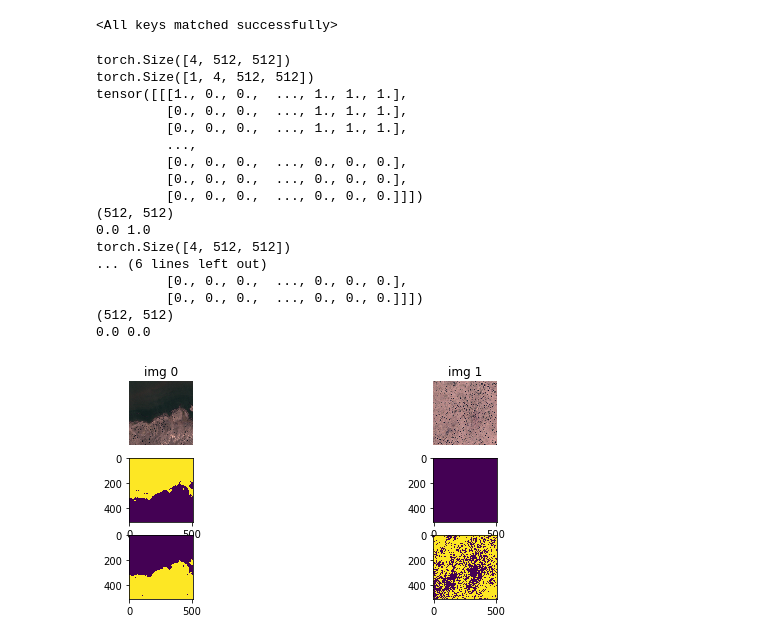
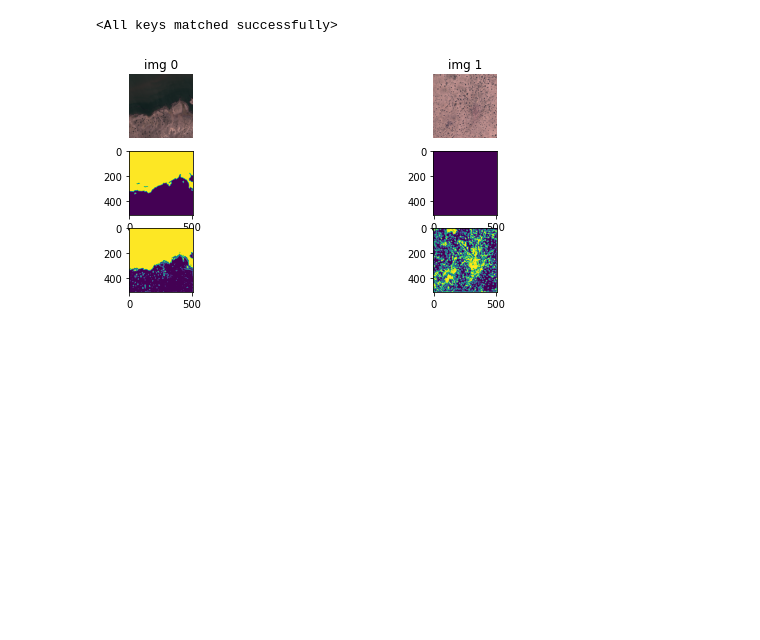
Before and after one commit to ariangcc/bsc_thesis, a Jupyter notebook: seg_net/Self-training net.ipynb, the cells around one changed output. Drawn from its saved outputs; the diff is of its cells as text; code cells hidden in the pictures; blank space fills up the shorter version.

```diff
--- a/seg_net/Self-training net.ipynb
+++ b/seg_net/Self-training net.ipynb
@@ -320,3 +342,5 @@ model_stud = UNet11(num_classes=num_classes, input_channels=input_channels)
 
 if torch.cuda.is_available():
     model_stud = nn.DataParallel(model_stud, device_ids=[1])
+
+model_stud.load_state_dict(torch.load("models/model_30epoch_UNet11_fold0.pth"))
@@ -331,7 +357,7 @@ name_file = "sftr"
 name_model = "UNet11"
 fold_out = 0
 fold_in = 0
-num_epochs = 10
+num_epochs = 30
 scheduler = exp_lr_scheduler
 optimizer = optimizer_ft
 n_steps=15
@@ -395,49 +438,27 @@ torch.save(model_stud.state_dict(), "models/model_{}epoch_{}_fold{}.pth".format(
 # %% [markdown]
 ## Testing the student model
 # %%
-model_stud.load_state_dict(torch.load("models/model_10epoch_UNet11_fold0.pth"))
+model_stud.load_state_dict(torch.load("models/model_30epoch_UNet11_fold0.pth"))
 # %% [output]
 <All keys matched successfully>
 # %%
-test_loader = make_loader(test_file_names, transform=val_transform)
+test_loader = make_loader(test_file_names, transform=val_transforms)
 # %%
 images, labels = next(iter(test_loader))
 
 fig, axes = plt.subplots(figsize=(10,4), ncols=2, nrows=3)
 for ii in range(2):
     ax = axes[0][ii]
-    print(images[ii].shape)
     utils_plot.imshow(images[ii], mean_values, std_values, ax=ax, normalize=True, title="img {}".format(ii))
-    print(images[ii].unsqueeze(0).shape)
 
     ax = axes[1][ii]
-    print(labels[ii])
-    print(labels[ii].squeeze().numpy().shape)
     label = labels[ii].squeeze().numpy()
-    print(label.min(), label.max())
     ax.imshow(label)
 
     ax = axes[2][ii]
     label = model_stud(images[ii].unsqueeze(0))
     label = torch.sigmoid(label.squeeze()).cpu().detach().numpy()
-    mask = label[:,:] >= label.mean()
+    mask = label[:,:] < label.mean()
     ax.imshow(mask)
 # %% [output]
-torch.Size([4, 512, 512])
-torch.Size([1, 4, 512, 512])
-tensor([[[1., 0., 0.,  ..., 1., 1., 1.],
-         [0., 0., 0.,  ..., 1., 1., 1.],
-         [0., 0., 0.,  ..., 1., 1., 1.],
-         ...,
-         [0., 0., 0.,  ..., 0., 0., 0.],
-         [0., 0., 0.,  ..., 0., 0., 0.],
-         [0., 0., 0.,  ..., 0., 0., 0.]]])
-(512, 512)
-0.0 1.0
-torch.Size([4, 512, 512])
-... (6 lines left out)
-         [0., 0., 0.,  ..., 0., 0., 0.],
-         [0., 0., 0.,  ..., 0., 0., 0.]]])
-(512, 512)
-0.0 0.0
-[figure, old version]
+[figure, new version]
```
Also changed, not shown: parts of 24 cells of this notebook, 3 other files.
